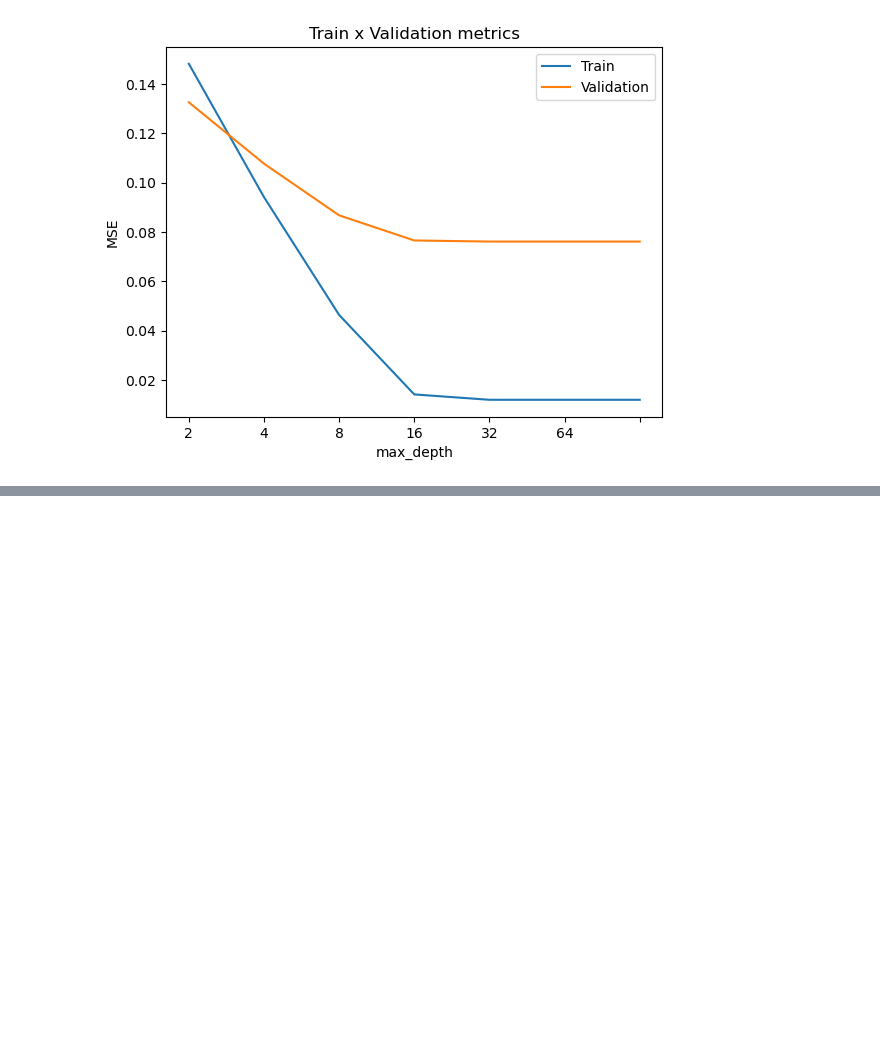
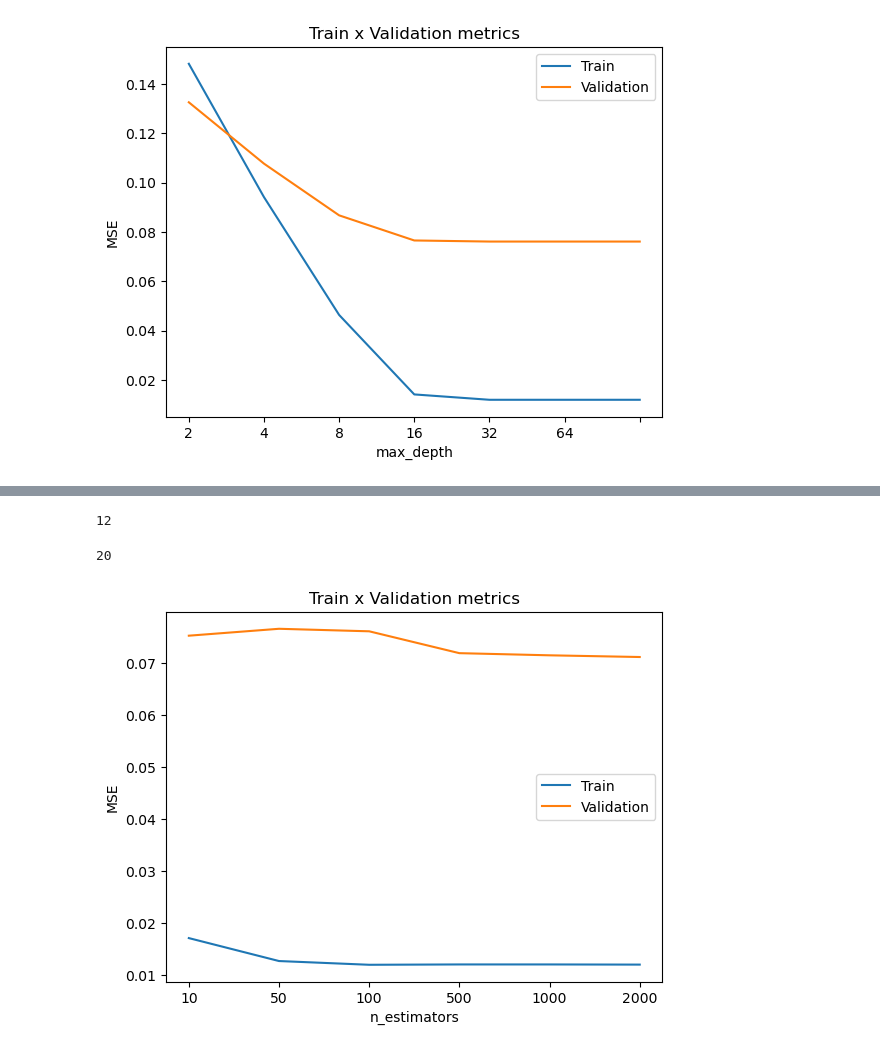
Before and after one commit to usmanadaudu/water_potability_prediction_web_app, a Jupyter notebook: notebooks/Untitled.ipynb, the cells around one changed output, grey strips where cells are left out. Cells and saved outputs as stored; diff of their text form; code cells hidden in the pictures; blank space fills up the shorter version.

Commit message:
exploring RandomForest parameters to predict pH

```diff
--- a/notebooks/Untitled.ipynb
+++ b/notebooks/Untitled.ipynb
@@ -628,0 +619,35 @@ best_max_depth
+# %%
+ind_max_depth = np.argmin(MSE_list_val)
+ind_max_depth
+# %% [output]
+12
+# %%
+best_max_depth = max_depth_list[ind_max_depth]
+best_max_depth
+# %% [output]
+20
+# %%
+n_estimators_list = [10,50,100,500,1000,2000]
+# %%
+MSE_list_train = []
+MSE_list_val = []
+for n_estimators in n_estimators_list:
+    # You can fit the model at the same time you define it, because the fit function returns the fitted estimator.
+    model = RandomForestRegressor(n_estimators = n_estimators,
+                                   random_state = 123).fit(X_train,y_train)
+    predictions_train = model.predict(X_train) ## The predicted values for the train dataset
+    predictions_val = model.predict(X_val) ## The predicted values for the test dataset
+    MSE_train = MSE(predictions_train,y_train)
+    MSE_val = MSE(predictions_val,y_val)
+    MSE_list_train.append(MSE_train)
+    MSE_list_val.append(MSE_val)
+
+plt.title('Train x Validation metrics')
+plt.xlabel('n_estimators')
+plt.ylabel('MSE')
+plt.xticks(ticks = range(len(n_estimators_list )),labels=n_estimators_list)
+plt.plot(MSE_list_train)
+plt.plot(MSE_list_val)
+plt.legend(['Train','Validation']);
+# %% [output]
+[figure, added]
```
Also changed, not shown: parts of 44 cells of this notebook.
